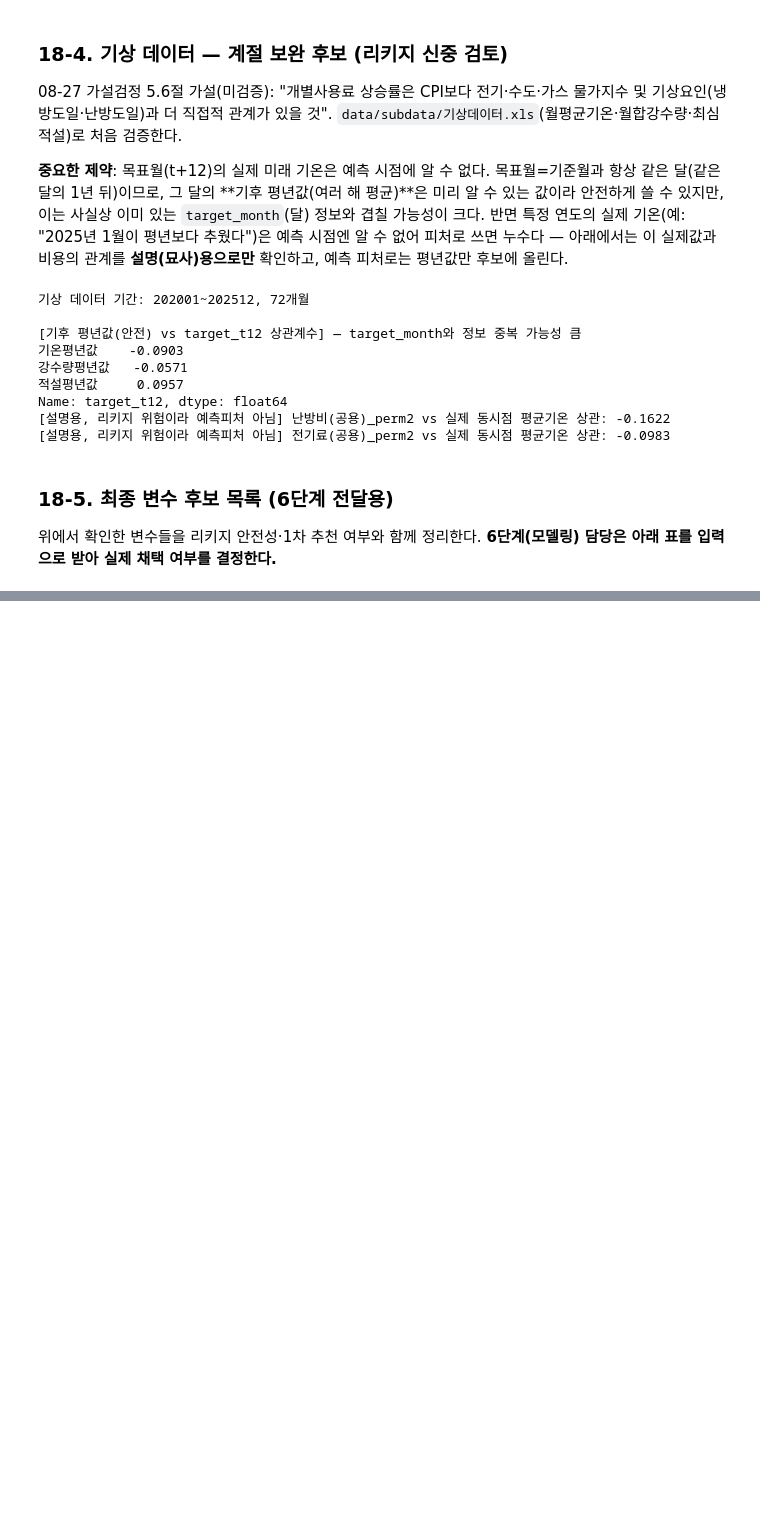
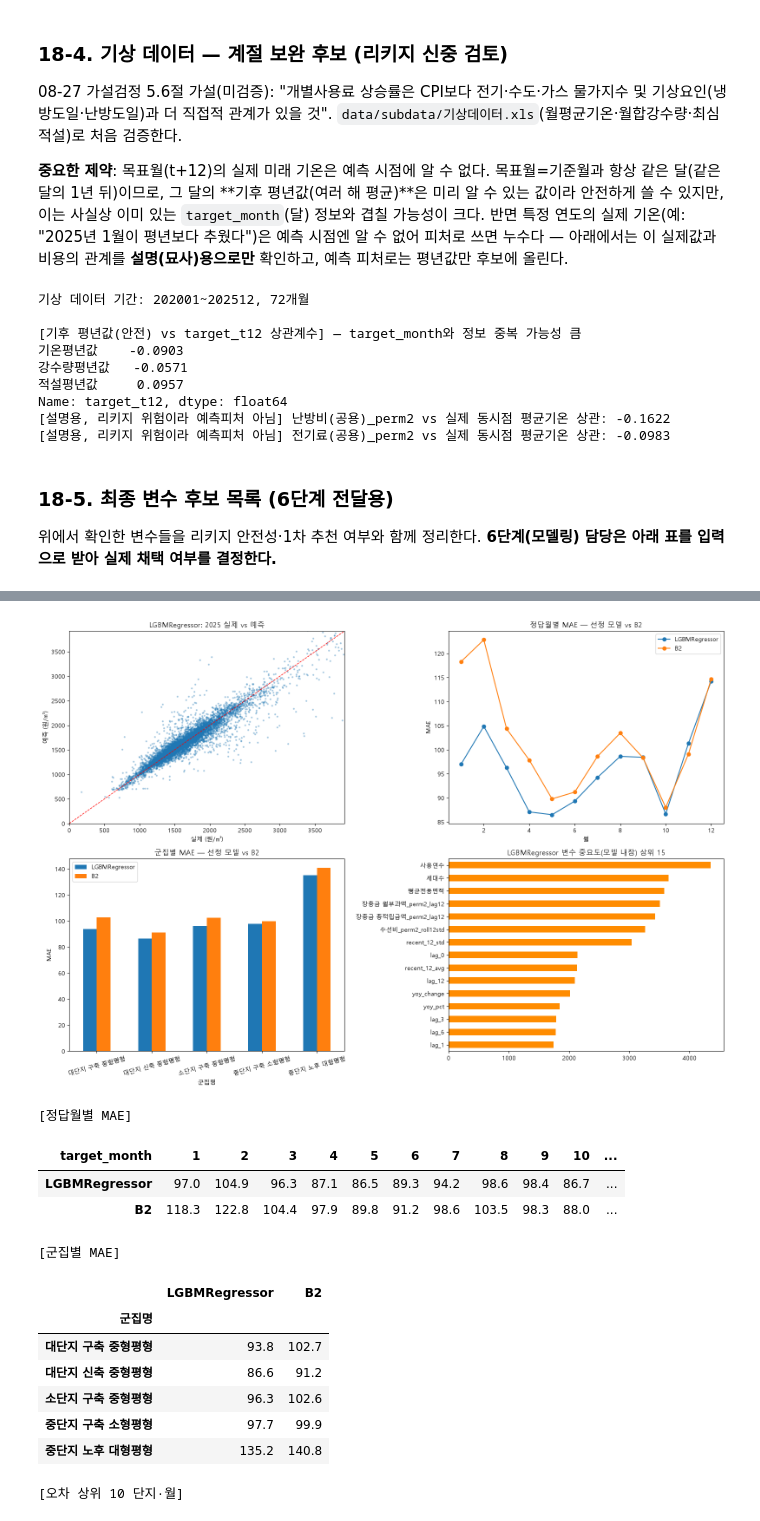
Before and after one commit to roh-git/mlapt_project, a Jupyter notebook: main_analysis.ipynb, the cells around one changed output, grey strips where cells are left out. Drawn from its saved outputs; the diff is of its cells as text; code cells hidden in the pictures; blank space fills up the shorter version.

```diff
--- a/main_analysis.ipynb
+++ b/main_analysis.ipynb
@@ -2017,0 +2379,48 @@ candidate_summary
+# %%
+# 선정 모델 진단: 실제 vs 예측, 월별·군집별 MAE, 변수 중요도
+test_df = train_pairs.loc[is_test, ['단지코드', '단지명', '군집명', 'target_yyyymm', 'target_month', 'lag_0', 'target_t12']].copy()
+test_df['예측'] = sel_pred; test_df['B2'] = b_lag0_yoy[is_test]
+test_df['오차'] = test_df['예측'] - test_df['target_t12']
+test_df['abs_err'] = test_df['오차'].abs(); test_df['abs_err_B2'] = (test_df['B2'] - test_df['target_t12']).abs()
+
+by_month = test_df.groupby('target_month')[['abs_err', 'abs_err_B2']].mean().rename(columns={'abs_err': SELECTED, 'abs_err_B2': 'B2'})
+by_cluster = test_df.groupby('군집명')[['abs_err', 'abs_err_B2']].mean().rename(columns={'abs_err': SELECTED, 'abs_err_B2': 'B2'})
+
+model_step = sel_est.named_steps['model']
+if hasattr(model_step, 'feature_importances_'):
+    imp = pd.Series(model_step.feature_importances_, index=FEATURE_SETS[sel_fs])
+    imp_label = '변수 중요도(모델 내장)'
+else:
+    from sklearn.inspection import permutation_importance
+    samp = np.random.RandomState(42).choice(len(X_test), size=min(5000, len(X_test)), replace=False)
+    pi = permutation_importance(sel_est, X_test[FEATURE_SETS[sel_fs]].values[samp], y_test[samp], n_repeats=3, random_state=42, scoring='neg_mean_absolute_error')
+    imp = pd.Series(pi.importances_mean, index=FEATURE_SETS[sel_fs]); imp_label = '순열 중요도(MAE 증가분)'
+imp = imp.sort_values(ascending=False)
+
+fig, axes = plt.subplots(2, 2, figsize=(16, 11))
+ax = axes[0, 0]; s = test_df.sample(min(8000, len(test_df)), random_state=0); lim = [0, np.percentile(test_df['target_t12'], 99.5)]
+ax.scatter(s['target_t12'], s['예측'], s=4, alpha=.3); ax.plot(lim, lim, 'r--', lw=1); ax.set_xlim(lim); ax.set_ylim(lim)
+ax.set_xlabel('실제 (원/㎡)'); ax.set_ylabel('예측 (원/㎡)'); ax.set_title(f'{SELECTED}: 2025 실제 vs 예측')
+ax = axes[0, 1]; by_month.plot(ax=ax, marker='o'); ax.set_title('정답월별 MAE — 선정 모델 vs B2'); ax.set_xlabel('월'); ax.set_ylabel('MAE')
+ax = axes[1, 0]; by_cluster.plot.bar(ax=ax); ax.set_title('군집별 MAE — 선정 모델 vs B2'); ax.tick_params(axis='x', rotation=15); ax.set_ylabel('MAE')
+ax = axes[1, 1]; imp.head(15).iloc[::-1].plot.barh(ax=ax, color='darkorange'); ax.set_title(f'{SELECTED} {imp_label} 상위 15')
+plt.tight_layout(); plt.show()
+
+print('[정답월별 MAE]'); display(by_month.round(1).T)
+print('[군집별 MAE]'); display(by_cluster.round(1))
+print('[오차 상위 10 단지·월]'); display(test_df.sort_values('abs_err', ascending=False).head(10)[['단지명', '군집명', 'target_yyyymm', 'lag_0', 'target_t12', '예측', '오차']].round(1))
+# %% [output]
+[figure, added]
+[정답월별 MAE]
+| target_month | 1 | 2 | 3 | 4 | 5 | 6 | 7 | 8 | 9 | 10 | ... |
+| LGBMRegressor | 97.0 | 104.9 | 96.3 | 87.1 | 86.5 | 89.3 | 94.2 | 98.6 | 98.4 | 86.7 | ... |
+| B2 | 118.3 | 122.8 | 104.4 | 97.9 | 89.8 | 91.2 | 98.6 | 103.5 | 98.3 | 88.0 | ... |
+[군집별 MAE]
+|  | LGBMRegressor | B2 |
+| 군집명 |  |  |
+| 대단지 구축 중형평형 | 93.8 | 102.7 |
+| 대단지 신축 중형평형 | 86.6 | 91.2 |
+| 소단지 구축 중형평형 | 96.3 | 102.6 |
+| 중단지 구축 소형평형 | 97.7 | 99.9 |
+| 중단지 노후 대형평형 | 135.2 | 140.8 |
+[오차 상위 10 단지·월]
```
Also changed, not shown: parts of 14 cells of this notebook, 2 other files.
